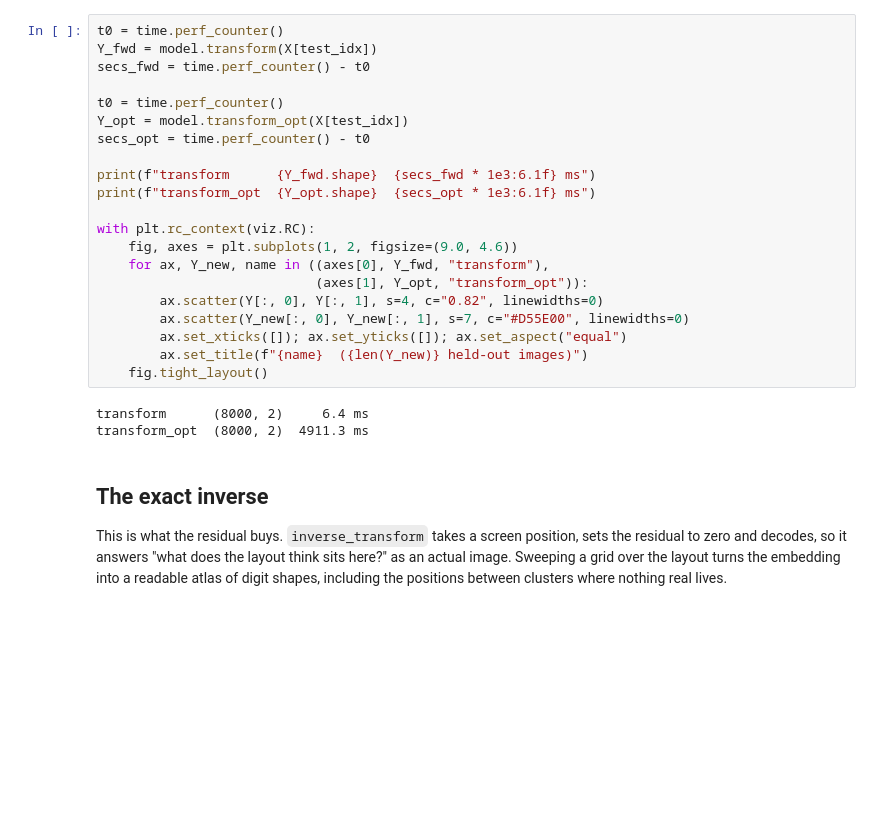
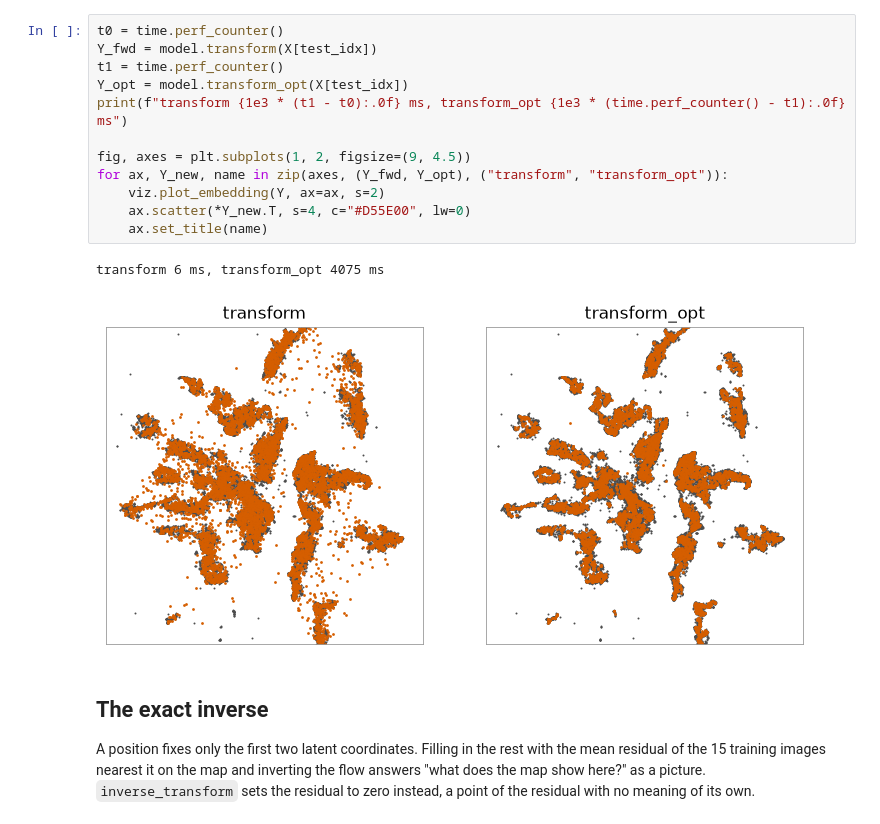
Before and after one commit to daenuprobst/flodr, a Jupyter notebook: examples/quickstart.ipynb, the cells around one changed output. Drawn from its saved outputs; the diff is of its cells as text; blank space fills up the shorter version.

```diff
--- a/examples/quickstart.ipynb
+++ b/examples/quickstart.ipynb
@@ -85,34 +73,24 @@ each new point against the frozen training layout, the same class of operation a
 # %%
 t0 = time.perf_counter()
 Y_fwd = model.transform(X[test_idx])
-secs_fwd = time.perf_counter() - t0
+t1 = time.perf_counter()
+Y_opt = model.transform_opt(X[test_idx])
+print(f"transform {1e3 * (t1 - t0):.0f} ms, transform_opt {1e3 * (time.perf_counter() - t1):.0f} ms")
 
-t0 = time.perf_counter()
-Y_opt = model.transform_opt(X[test_idx])
-secs_opt = time.perf_counter() - t0
-
-print(f"transform      {Y_fwd.shape}  {secs_fwd * 1e3:6.1f} ms")
-print(f"transform_opt  {Y_opt.shape}  {secs_opt * 1e3:6.1f} ms")
-
-with plt.rc_context(viz.RC):
-    fig, axes = plt.subplots(1, 2, figsize=(9.0, 4.6))
-    for ax, Y_new, name in ((axes[0], Y_fwd, "transform"),
-                            (axes[1], Y_opt, "transform_opt")):
-        ax.scatter(Y[:, 0], Y[:, 1], s=4, c="0.82", linewidths=0)
-        ax.scatter(Y_new[:, 0], Y_new[:, 1], s=7, c="#D55E00", linewidths=0)
-        ax.set_xticks([]); ax.set_yticks([]); ax.set_aspect("equal")
-        ax.set_title(f"{name}  ({len(Y_new)} held-out images)")
-    fig.tight_layout()
+fig, axes = plt.subplots(1, 2, figsize=(9, 4.5))
+for ax, Y_new, name in zip(axes, (Y_fwd, Y_opt), ("transform", "transform_opt")):
+    viz.plot_embedding(Y, ax=ax, s=2)
+    ax.scatter(*Y_new.T, s=4, c="#D55E00", lw=0)
+    ax.set_title(name)
 # %% [output]
-transform      (8000, 2)     6.4 ms
-transform_opt  (8000, 2)  4911.3 ms
+transform 6 ms, transform_opt 4075 ms
+[figure, added]
 # %% [markdown]
 ## The exact inverse
 
-This is what the residual buys. `inverse_transform` takes a screen position, sets the
-residual to zero and decodes, so it answers "what does the layout think sits here?" as an
-actual image. Sweeping a grid over the layout turns the embedding into a readable atlas of
-digit shapes, including the positions between clusters where nothing real lives.
+A position fixes only the first two latent coordinates. Filling in the rest with the mean residual of the 15 training
+images nearest it on the map and inverting the flow answers "what does the map show here?" as a picture.
+`inverse_transform` sets the residual to zero instead, a point of the residual with no meaning of its own.
 # %%
 n_grid = 12
 lo, hi = np.percentile(Y, [1.5, 98.5], axis=0)
```
Also changed, not shown: parts of 27 cells of this notebook, 1 other file.
